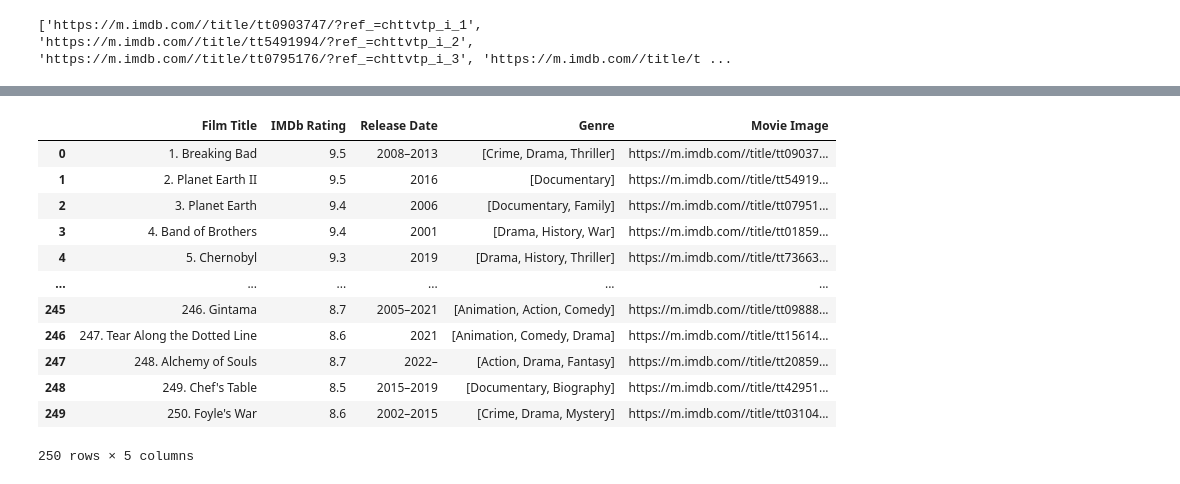
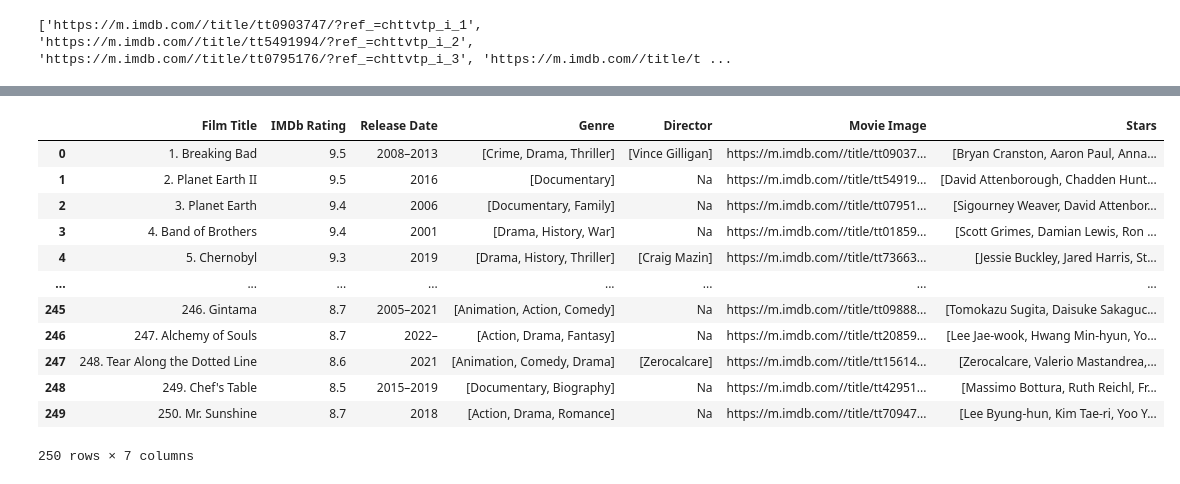
Before and after one commit to Ahmed-Wael-Adel/Web-Crawling-IMDb, a Jupyter notebook: IR_Project.ipynb, the cells around one changed output, grey strips where cells are left out. Saved outputs shown, nothing was run; the diff lists cells and outputs as text; code cells hidden in the pictures.

```diff
--- a/IR_Project.ipynb
+++ b/IR_Project.ipynb
@@ -51,6 +51,7 @@ for url in tv_shows_url_list:
   headers={'User-Agent': 'Mozilla/5.0 (Windows NT 10.0; Win64; x64) AppleWebKit/537.36 (KHTML, like Gecko) Chrome/71.0.3578.98 Safari/537.36'}
   page = requests.get(url, headers = headers)
   soup = BeautifulSoup(page.text , 'html.parser')
+  print(url)
 
   # Movie Image
   image = soup.find('a' , {'class':"ipc-lockup-overlay ipc-focusable"})
@@ -63,4 +64,44 @@ for url in tv_shows_url_list:
     temp.append(genre.text)
   print(temp)
   Genre_list.append(temp)
+
+  # Director and Stars
+  cast_div = soup.find('div', {'class':'sc-b7c53eda-2 iOESUA'})
+  cast_u_list = cast_div.find('ul' , {'class':"ipc-metadata-list ipc-metadata-list--dividers-all title-pc-list ipc-metadata-list--baseAlt"})
+  if cast_u_list: #Check for the div the holds the directors and stars names
+    cast_list = cast_u_list.findAll('li', {'class':'ipc-metadata-list__item ipc-metadata-list-item--link'})
+
+    if len(cast_list) < 1:#some shows has different class name for the list that holds the directors and stars names
+      cast_list = cast_u_list.findAll('li', {'ipc-metadata-list__item'})
+
+
+    if len(cast_list) > 1: #check if there is a director
+      temp = []
+      directors_list = cast_list[0].findAll('li',{'class':'ipc-inline-list__item'})
+      for director in directors_list: #loop over the directors names
+        link = director.find('a', {'class':'ipc-metadata-list-item__list-content-item ipc-metadata-list-item__list-content-item--link'})
+        temp.append(link.find_next(text = True))
+      Director_list.append(temp)
+      temp = []
+      stars_div = cast_list[1].find('div', {'class':'ipc-metadata-list-item__content-container'})
+      stars_list2 = stars_div.findAll('li',{'class':'ipc-inline-list__item'})
+      for star in stars_list2: #loop over the stars names
+        link = star.find('a', {'class':'ipc-metadata-list-item__list-content-item ipc-metadata-list-item__list-content-item--link'})
+        temp.append(link.find_next(text = True))
+      Stars_list.append(temp)
+    else: # Director not found
+      Director_list.append("Na")
+      stars_div = cast_list[0].find('div', {'class':'ipc-metadata-list-item__content-container'})
+      stars_list2 = stars_div.findAll('li',{'class':'ipc-inline-list__item'})
+      temp = []
+      for star in stars_list2:
+        link = star.find('a', {'class':'ipc-metadata-list-item__list-content-item ipc-metadata-list-item__list-content-item--link'})
+        temp.append(link.find_next(text = True))
+      Stars_list.append(temp)
+  else: # Neither the Director nor the stars are found
+    Director_list.append("Na")
+    Stars_list.append("Na")
+
+print(Stars_list)
+print(Director_list)
 # %% [output]
@@ -84,23 +131,25 @@ for url in tv_shows_url_list:
 # %%
 Final_df = pd.DataFrame({'Film Title' : Film_title_list,
                          'IMDb Rating' : rating_list,
                          'Release Date': Release_year_list,
                          'Genre': Genre_list,
-                         'Movie Image': Movie_image})
+                         'Director': Director_list,
+                         'Movie Image': Movie_image,
+                         'Stars': Stars_list})
 Final_df
 # %% [output]
-|  | Film Title | IMDb Rating | Release Date | Genre | Movie Image |
-| 0 | 1. Breaking Bad | 9.5 | 2008–2013 | [Crime, Drama, Thriller] | https://m.imdb.com//title/tt09037... |
-| 1 | 2. Planet Earth II | 9.5 | 2016 | [Documentary] | https://m.imdb.com//title/tt54919... |
-| 2 | 3. Planet Earth | 9.4 | 2006 | [Documentary, Family] | https://m.imdb.com//title/tt07951... |
-| 3 | 4. Band of Brothers | 9.4 | 2001 | [Drama, History, War] | https://m.imdb.com//title/tt01859... |
-| 4 | 5. Chernobyl | 9.3 | 2019 | [Drama, History, Thriller] | https://m.imdb.com//title/tt73663... |
-| ... | ... | ... | ... | ... | ... |
-| 245 | 246. Gintama | 8.7 | 2005–2021 | [Animation, Action, Comedy] | https://m.imdb.com//title/tt09888... |
-| 246 | 247. Tear Along the Dotted Line | 8.6 | 2021 | [Animation, Comedy, Drama] | https://m.imdb.com//title/tt15614... |
-| 247 | 248. Alchemy of Souls | 8.7 | 2022– | [Action, Drama, Fantasy] | https://m.imdb.com//title/tt20859... |
-| 248 | 249. Chef's Table | 8.5 | 2015–2019 | [Documentary, Biography] | https://m.imdb.com//title/tt42951... |
-| 249 | 250. Foyle's War | 8.6 | 2002–2015 | [Crime, Drama, Mystery] | https://m.imdb.com//title/tt03104... |
+|  | Film Title | IMDb Rating | Release Date | Genre | Director | Movie Image | Stars |
+| 0 | 1. Breaking Bad | 9.5 | 2008–2013 | [Crime, Drama, Thriller] | [Vince Gilligan] | https://m.imdb.com//title/tt09037... | [Bryan Cranston, Aaron Paul, Anna... |
+| 1 | 2. Planet Earth II | 9.5 | 2016 | [Documentary] | Na | https://m.imdb.com//title/tt54919... | [David Attenborough, Chadden Hunt... |
+| 2 | 3. Planet Earth | 9.4 | 2006 | [Documentary, Family] | Na | https://m.imdb.com//title/tt07951... | [Sigourney Weaver, David Attenbor... |
+| 3 | 4. Band of Brothers | 9.4 | 2001 | [Drama, History, War] | Na | https://m.imdb.com//title/tt01859... | [Scott Grimes, Damian Lewis, Ron ... |
+| 4 | 5. Chernobyl | 9.3 | 2019 | [Drama, History, Thriller] | [Craig Mazin] | https://m.imdb.com//title/tt73663... | [Jessie Buckley, Jared Harris, St... |
+| ... | ... | ... | ... | ... | ... | ... | ... |
+| 245 | 246. Gintama | 8.7 | 2005–2021 | [Animation, Action, Comedy] | Na | https://m.imdb.com//title/tt09888... | [Tomokazu Sugita, Daisuke Sakaguc... |
+| 246 | 247. Alchemy of Souls | 8.7 | 2022– | [Action, Drama, Fantasy] | Na | https://m.imdb.com//title/tt20859... | [Lee Jae-wook, Hwang Min-hyun, Yo... |
+| 247 | 248. Tear Along the Dotted Line | 8.6 | 2021 | [Animation, Comedy, Drama] | [Zerocalcare] | https://m.imdb.com//title/tt15614... | [Zerocalcare, Valerio Mastandrea,... |
+| 248 | 249. Chef's Table | 8.5 | 2015–2019 | [Documentary, Biography] | Na | https://m.imdb.com//title/tt42951... | [Massimo Bottura, Ruth Reichl, Fr... |
+| 249 | 250. Mr. Sunshine | 8.7 | 2018 | [Action, Drama, Romance] | Na | https://m.imdb.com//title/tt70947... | [Lee Byung-hun, Kim Tae-ri, Yoo Y... |
-250 rows × 5 columns
+250 rows × 7 columns
 # %%
 Final_df.to_excel('Data.xlsx')
```
Also changed, not shown: parts of 1 cell of this notebook.
